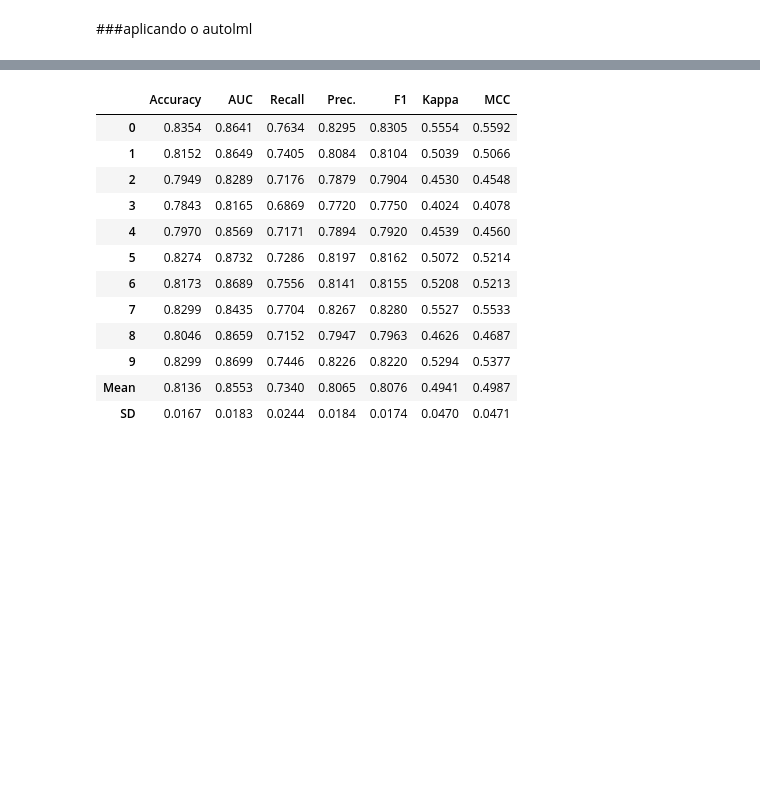
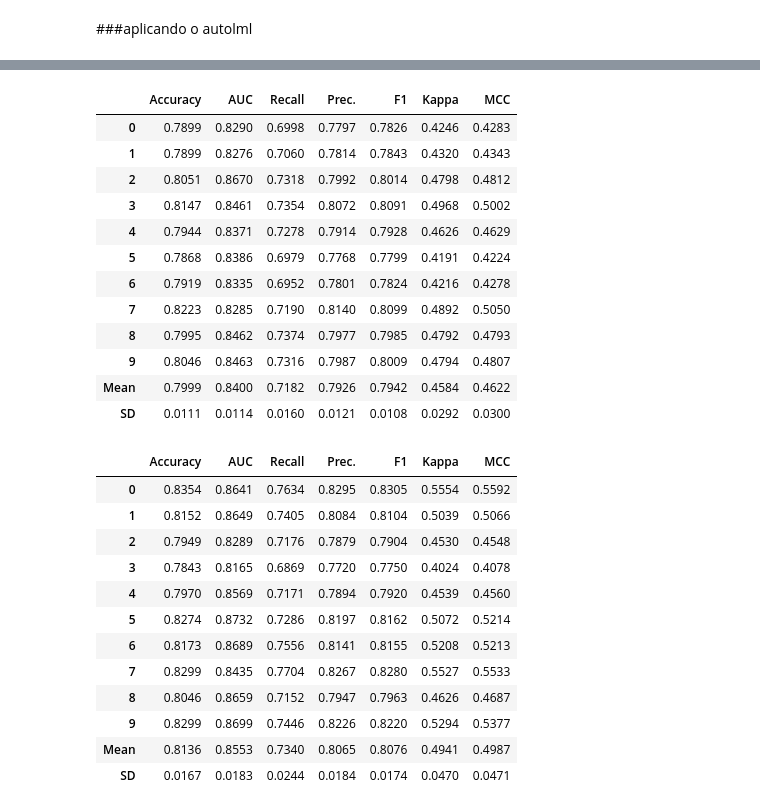
Before and after one commit to jjefferson2006/DSWP_JJ_altera, a Jupyter notebook: desafio_kaggle_trata_numericas.ipynb, the cells around one changed output, grey strips where cells are left out. Saved outputs shown, nothing was run; the diff lists cells and outputs as text; code cells hidden in the pictures; blank space fills up the shorter version.

```diff
--- a/desafio_kaggle_trata_numericas.ipynb
+++ b/desafio_kaggle_trata_numericas.ipynb
@@ -1039,3 +1112,19 @@ tuned_cat = tune_model(cat)
+# %%
+tuned_lr = tune_model(lr)
+# %% [output]
+|  | Accuracy | AUC | Recall | Prec. | F1 | Kappa | MCC |
+| 0 | 0.7899 | 0.8290 | 0.6998 | 0.7797 | 0.7826 | 0.4246 | 0.4283 |
+| 1 | 0.7899 | 0.8276 | 0.7060 | 0.7814 | 0.7843 | 0.4320 | 0.4343 |
+| 2 | 0.8051 | 0.8670 | 0.7318 | 0.7992 | 0.8014 | 0.4798 | 0.4812 |
+| 3 | 0.8147 | 0.8461 | 0.7354 | 0.8072 | 0.8091 | 0.4968 | 0.5002 |
+| 4 | 0.7944 | 0.8371 | 0.7278 | 0.7914 | 0.7928 | 0.4626 | 0.4629 |
+| 5 | 0.7868 | 0.8386 | 0.6979 | 0.7768 | 0.7799 | 0.4191 | 0.4224 |
+| 6 | 0.7919 | 0.8335 | 0.6952 | 0.7801 | 0.7824 | 0.4216 | 0.4278 |
+| 7 | 0.8223 | 0.8285 | 0.7190 | 0.8140 | 0.8099 | 0.4892 | 0.5050 |
+| 8 | 0.7995 | 0.8462 | 0.7374 | 0.7977 | 0.7985 | 0.4792 | 0.4793 |
+| 9 | 0.8046 | 0.8463 | 0.7316 | 0.7987 | 0.8009 | 0.4794 | 0.4807 |
+| Mean | 0.7999 | 0.8400 | 0.7182 | 0.7926 | 0.7942 | 0.4584 | 0.4622 |
+| SD | 0.0111 | 0.0114 | 0.0160 | 0.0121 | 0.0108 | 0.0292 | 0.0300 |
 # %%
 gbc = create_model('gbc')
 # %% [output]
```
Also changed, not shown: parts of 30 cells of this notebook.
